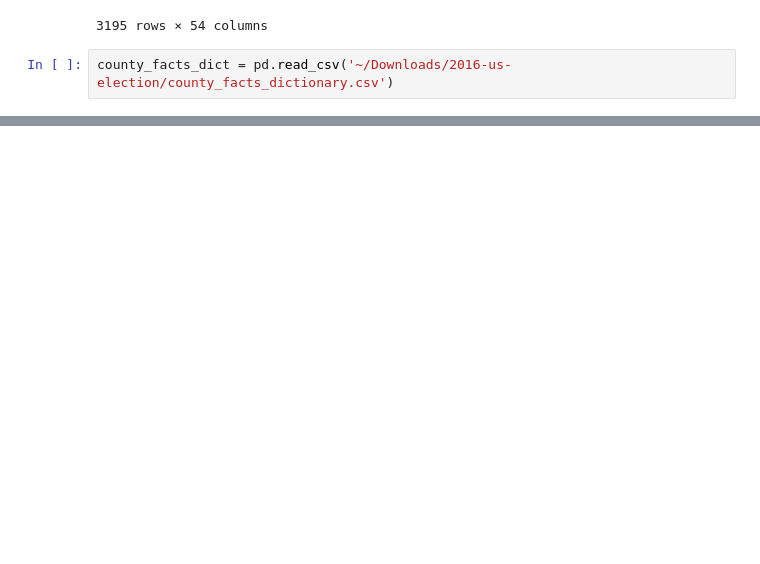
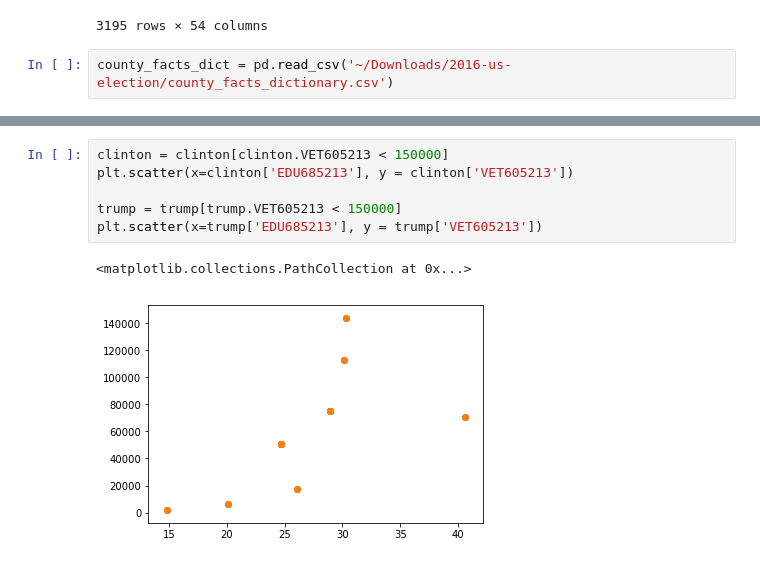
Before and after one commit to jfong27/2016-Election, a Jupyter notebook: 2016 Election.ipynb, the cells around one changed output, grey strips where cells are left out. Saved outputs shown, nothing was run; the diff lists cells and outputs as text; blank space fills up the shorter version.

```diff
--- a/2016 Election.ipynb
+++ b/2016 Election.ipynb
@@ -71,0 +141,9 @@ county_facts_dict
+# %%
+clinton = clinton[clinton.VET605213 < 150000]
+plt.scatter(x=clinton['EDU685213'], y = clinton['VET605213'])
+
+trump = trump[trump.VET605213 < 150000]
+plt.scatter(x=trump['EDU685213'], y = trump['VET605213'])
+# %% [output]
+<matplotlib.collections.PathCollection at 0x...>
+[figure, added]
```
Also changed, not shown: parts of 12 cells of this notebook.
